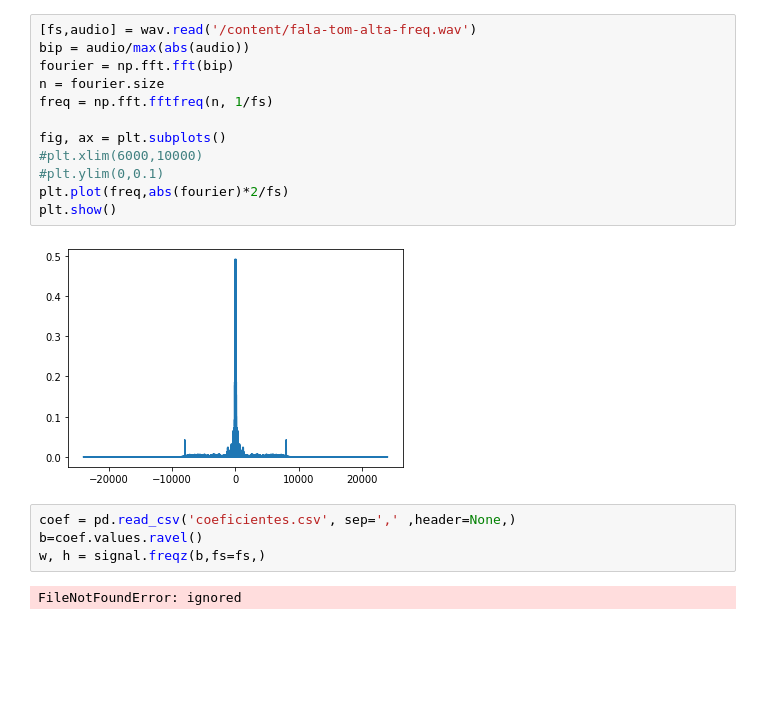
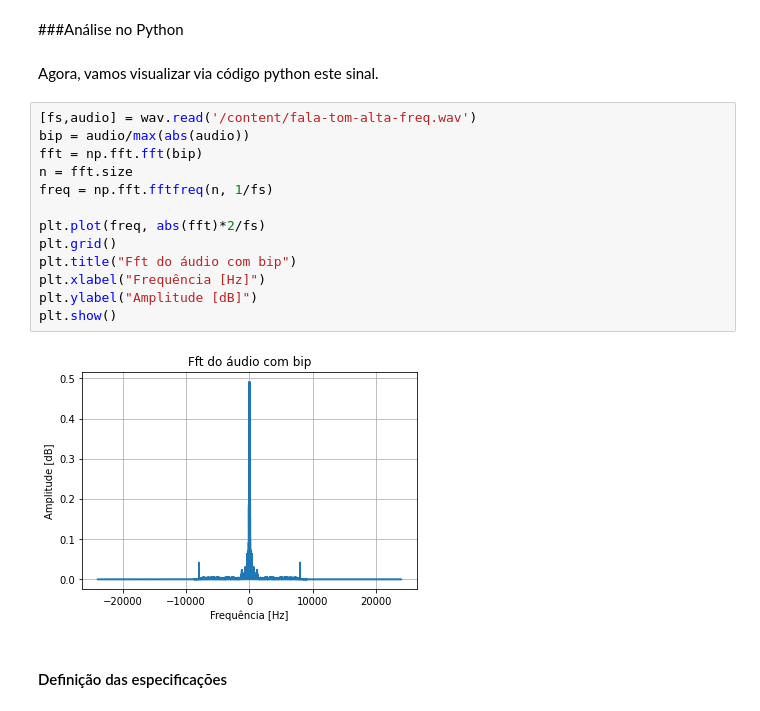
Before and after one commit to victoriafabris/disciplina-dsp-audio-video, a Jupyter notebook: atividade4/atividade_4.ipynb, the cells around one changed output. Drawn from its saved outputs; the diff is of its cells as text; blank space fills up the shorter version.

```diff
--- a/atividade4/atividade_4.ipynb
+++ b/atividade4/atividade_4.ipynb
@@ -10,20 +34,21 @@ import pandas as pd
+# %% [markdown]
+###Análise no Python
+# %% [markdown]
+Agora, vamos visualizar via código python este sinal.
 # %%
 [fs,audio] = wav.read('/content/fala-tom-alta-freq.wav')
 bip = audio/max(abs(audio))
-fourier = np.fft.fft(bip)
-n = fourier.size
+fft = np.fft.fft(bip)
+n = fft.size
 freq = np.fft.fftfreq(n, 1/fs)
 
-fig, ax = plt.subplots()
-#plt.xlim(6000,10000)
-#plt.ylim(0,0.1)
-plt.plot(freq,abs(fourier)*2/fs)
+plt.plot(freq, abs(fft)*2/fs)
+plt.grid()
+plt.title("Fft do áudio com bip")
+plt.xlabel("Frequência [Hz]")
+plt.ylabel("Amplitude [dB]")
 plt.show()
 # %% [output]
-[figure, old version]
+[figure, new version]
-# %%
-coef = pd.read_csv('coeficientes.csv', sep=',' ,header=None,)
-b=coef.values.ravel()
-w, h = signal.freqz(b,fs=fs,)
-# %% [output]
-FileNotFoundError: ignored
+# %% [markdown]
+#### Definição das especificações
```
Also changed, not shown: parts of 25 cells of this notebook.
